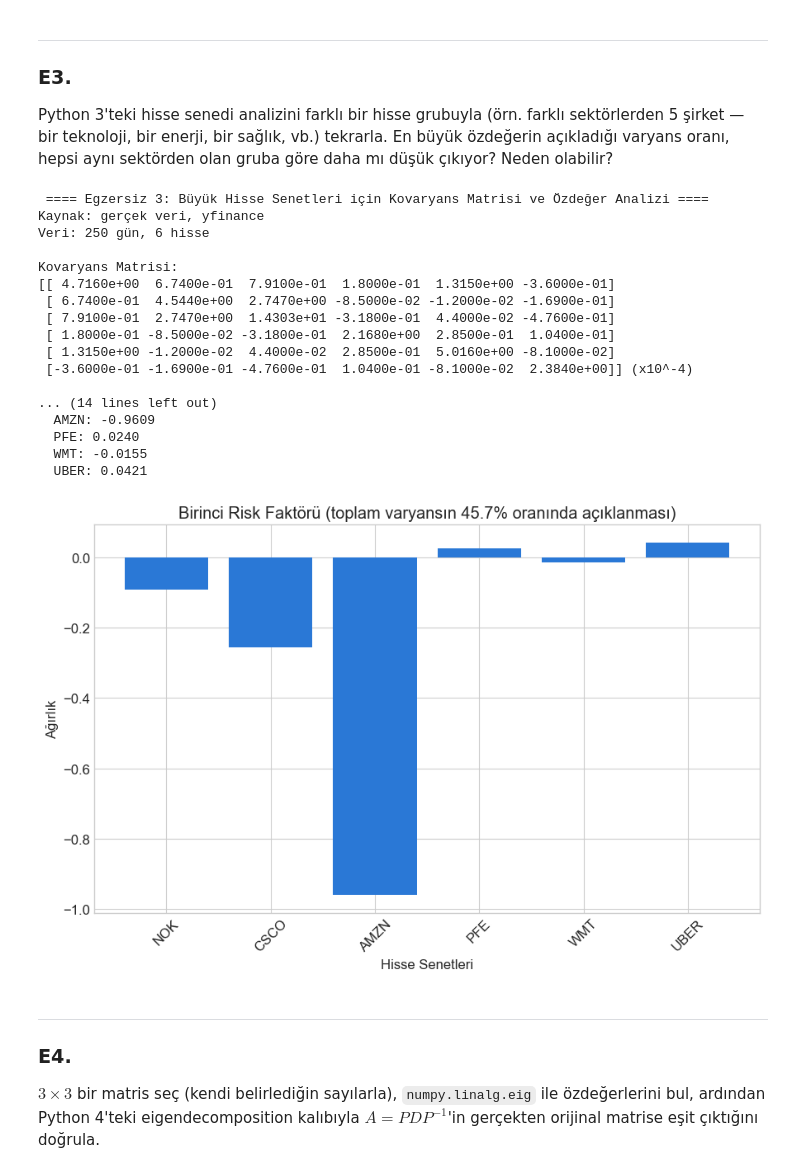
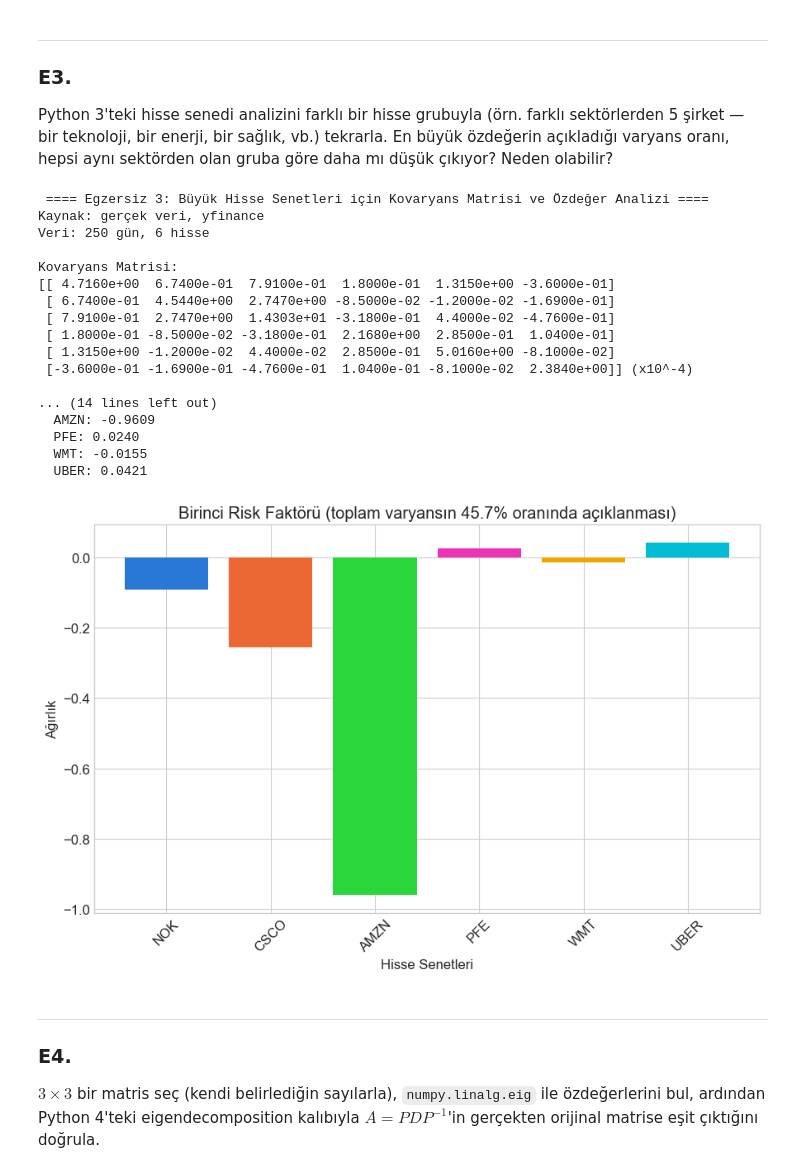
Before and after one commit to MelihKotman/DS-Mastery-Journey, a Jupyter notebook: Linear-Algebra-lab/02_eigenvalues_eigenvectors/eigenvalues_eigenvectors.ipynb, the cells around one changed output. Drawn from its saved outputs; the diff is of its cells as text; code cells hidden in the pictures.

```diff
--- a/Linear-Algebra-lab/02_eigenvalues_eigenvectors/eigenvalues_eigenvectors.ipynb
+++ b/Linear-Algebra-lab/02_eigenvalues_eigenvectors/eigenvalues_eigenvectors.ipynb
@@ -548,35 +548,35 @@ print(f"\nEn büyük özdeğerin açıkladığı toplam varyans oranı: {ozdeger
 en_buyuk_ozvektor = ozvektorler_k[:, 0]
 print(f"\nEn büyük özdeğere karşılık gelen özvektör (risk faktörü ağırlıkları):")
 for h, agirlik in zip(hisseler, en_buyuk_ozvektor):
     print(f"  {h}: {agirlik:.4f}")
 
 fig, ax = plt.subplots(figsize=(9, 6))
-ax.bar(hisseler, en_buyuk_ozvektor, color ='#2a78d6')
+ax.bar(hisseler, en_buyuk_ozvektor, color = ['#2a78d6', '#eb6834', '#2ad63b', '#eb34b4', '#f0a500', '#00bcd4'])
 ax.set_title(f'Birinci Risk Faktörü (toplam varyansın {ozdegerler_k[0] / ozdegerler_k.sum():.1%} oranında açıklanması)')
 ax.set_xlabel('Hisse Senetleri')
 ax.set_ylabel('Ağırlık')
 plt.xticks(rotation=45)
 plt.tight_layout()
 plt.show()
 # %% [output]
  ==== Egzersiz 3: Büyük Hisse Senetleri için Kovaryans Matrisi ve Özdeğer Analizi ====
 Kaynak: gerçek veri, yfinance
 Veri: 250 gün, 6 hisse
 
 Kovaryans Matrisi:
 [[ 4.7160e+00  6.7400e-01  7.9100e-01  1.8000e-01  1.3150e+00 -3.6000e-01]
  [ 6.7400e-01  4.5440e+00  2.7470e+00 -8.5000e-02 -1.2000e-02 -1.6900e-01]
  [ 7.9100e-01  2.7470e+00  1.4303e+01 -3.1800e-01  4.4000e-02 -4.7600e-01]
  [ 1.8000e-01 -8.5000e-02 -3.1800e-01  2.1680e+00  2.8500e-01  1.0400e-01]
  [ 1.3150e+00 -1.2000e-02  4.4000e-02  2.8500e-01  5.0160e+00 -8.1000e-02]
  [-3.6000e-01 -1.6900e-01 -4.7600e-01  1.0400e-01 -8.1000e-02  2.3840e+00]] (x10^-4)
 
 ... (14 lines left out)
   AMZN: -0.9609
   PFE: 0.0240
   WMT: -0.0155
   UBER: 0.0421
-[figure, old version]
+[figure, new version]
 # %% [markdown]
 ---
 
```
